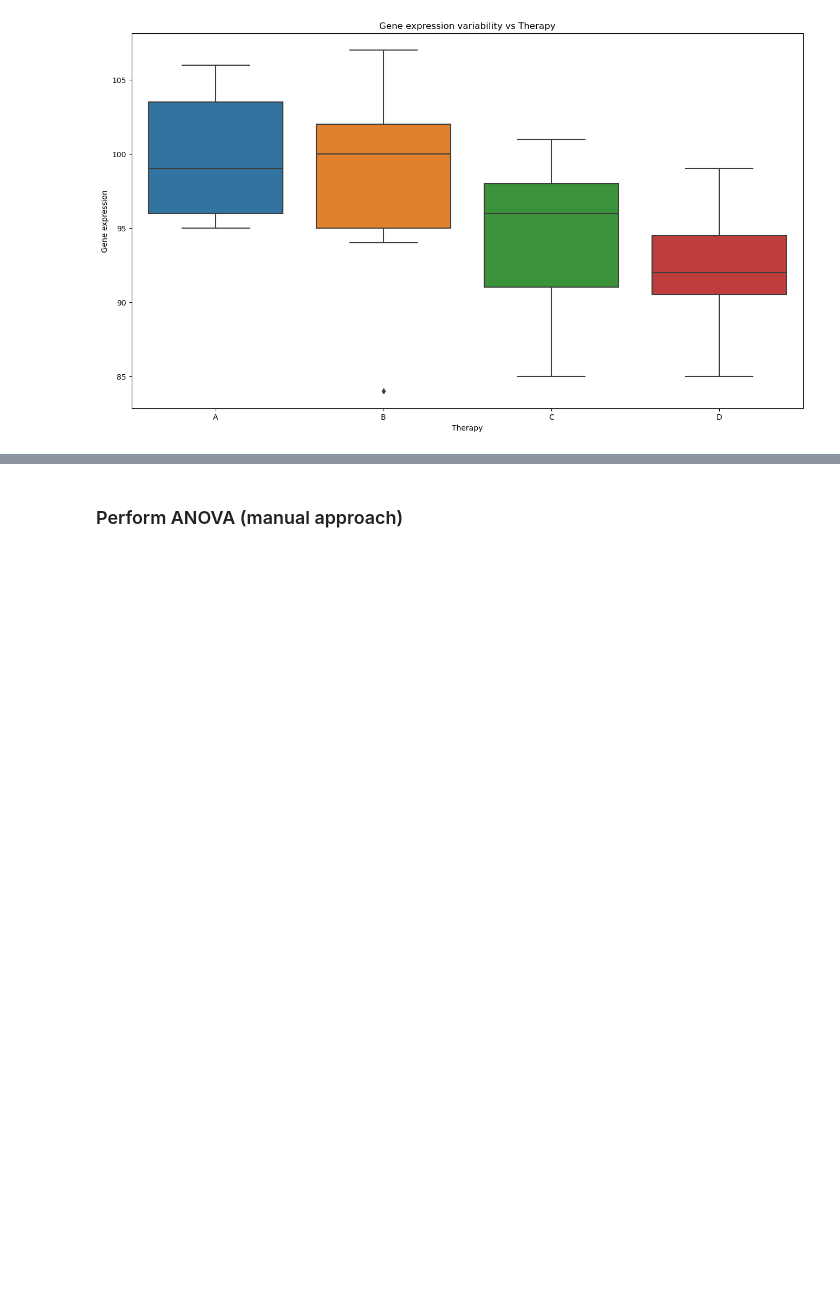
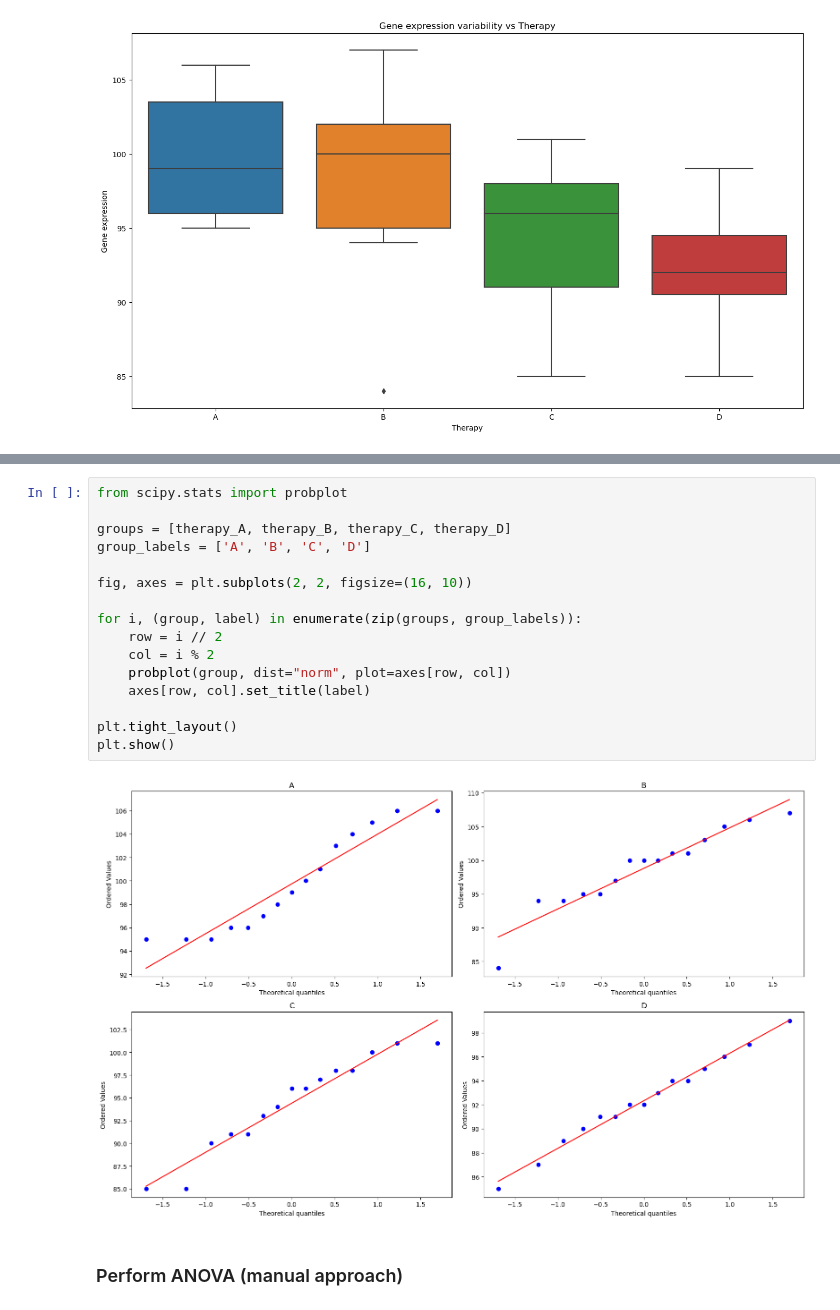
Before and after one commit to sbv239/Analysis-of-variance-Gene-expression-variability-, a Jupyter notebook: anova.ipynb, the cells around one changed output, grey strips where cells are left out. Drawn from its saved outputs; the diff is of its cells as text; blank space fills up the shorter version.

Commit message:
Perform Levene's test and Q-Q plot

```diff
--- a/anova.ipynb
+++ b/anova.ipynb
@@ -43,3 +78,21 @@ Text(0, 0.5, 'Gene expression')
+# %%
+from scipy.stats import probplot
+
+groups = [therapy_A, therapy_B, therapy_C, therapy_D]
+group_labels = ['A', 'B', 'C', 'D']
+
+fig, axes = plt.subplots(2, 2, figsize=(16, 10))
+
+for i, (group, label) in enumerate(zip(groups, group_labels)):
+    row = i // 2
+    col = i % 2
+    probplot(group, dist="norm", plot=axes[row, col])
+    axes[row, col].set_title(label)
+
+plt.tight_layout()
+plt.show()
+# %% [output]
+[figure, added]
 # %% [markdown]
 ### Perform ANOVA (manual approach)
 # %%
```
Also changed, not shown: parts of 8 cells of this notebook.
